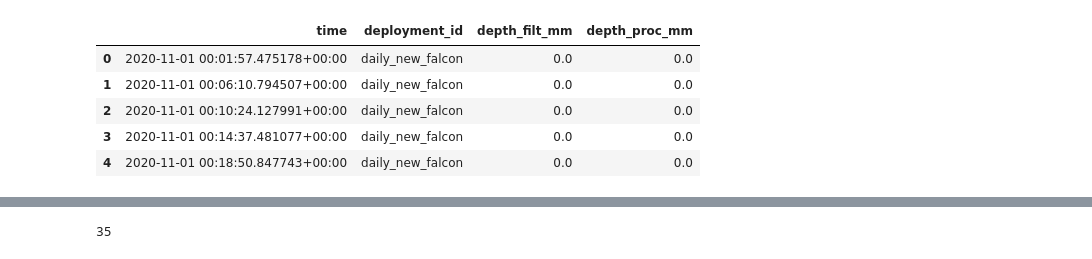
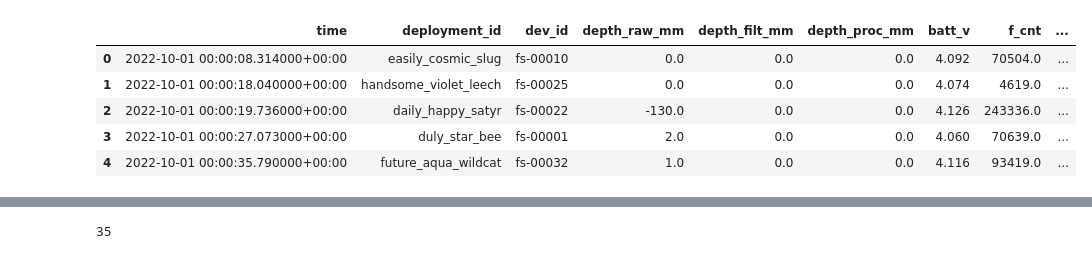
Before and after one commit to cankadir/FloodAnalysis, a Jupyter notebook: PY/Visualization_Tests.ipynb, the cells around one changed output, grey strips where cells are left out. Saved outputs shown, nothing was run; the diff lists cells and outputs as text; code cells hidden in the pictures.

```diff
--- a/PY/Visualization_Tests.ipynb
+++ b/PY/Visualization_Tests.ipynb
@@ -1,20 +1,21 @@
 # %%
 import pandas as pd
 import matplotlib.pyplot as plt
 import os
 
-flood_files = [f for f in os.listdir(r'D:\WORK\FLOODNET\NYC OEM Monthly') if f.endswith('.csv')]
+folder_path = r'D:\WORK\FLOODNET\SensorData'
+flood_files = [f for f in os.listdir( folder_path) if f.endswith('.csv')]
 
 flood_data = pd.DataFrame()
 for flood_file in flood_files:
-    temp = pd.read_csv(os.path.join(r'D:\WORK\FLOODNET\NYC OEM Monthly', flood_file))
+    temp = pd.read_csv(os.path.join( folder_path , flood_file))
     flood_data = pd.concat([flood_data, temp], axis=0)
 
 flood_data.head()
 # %% [output]
-|  | time | deployment_id | depth_filt_mm | depth_proc_mm |
-| 0 | 2020-11-01 00:01:57.475178+00:00 | daily_new_falcon | 0.0 | 0.0 |
-| 1 | 2020-11-01 00:06:10.794507+00:00 | daily_new_falcon | 0.0 | 0.0 |
-| 2 | 2020-11-01 00:10:24.127991+00:00 | daily_new_falcon | 0.0 | 0.0 |
-| 3 | 2020-11-01 00:14:37.481077+00:00 | daily_new_falcon | 0.0 | 0.0 |
-| 4 | 2020-11-01 00:18:50.847743+00:00 | daily_new_falcon | 0.0 | 0.0 |
+|  | time | deployment_id | dev_id | depth_raw_mm | depth_filt_mm | depth_proc_mm | batt_v | f_cnt | ... |
+| 0 | 2022-10-01 00:00:08.314000+00:00 | easily_cosmic_slug | fs-00010 | 0.0 | 0.0 | 0.0 | 4.092 | 70504.0 | ... |
+| 1 | 2022-10-01 00:00:18.040000+00:00 | handsome_violet_leech | fs-00025 | 0.0 | 0.0 | 0.0 | 4.074 | 4619.0 | ... |
+| 2 | 2022-10-01 00:00:19.736000+00:00 | daily_happy_satyr | fs-00022 | -130.0 | 0.0 | 0.0 | 4.126 | 243336.0 | ... |
+| 3 | 2022-10-01 00:00:27.073000+00:00 | duly_star_bee | fs-00001 | 2.0 | 0.0 | 0.0 | 4.060 | 70639.0 | ... |
+| 4 | 2022-10-01 00:00:35.790000+00:00 | future_aqua_wildcat | fs-00032 | 1.0 | 0.0 | 0.0 | 4.116 | 93419.0 | ... |
```
Also changed, not shown: parts of 11 cells of this notebook.
